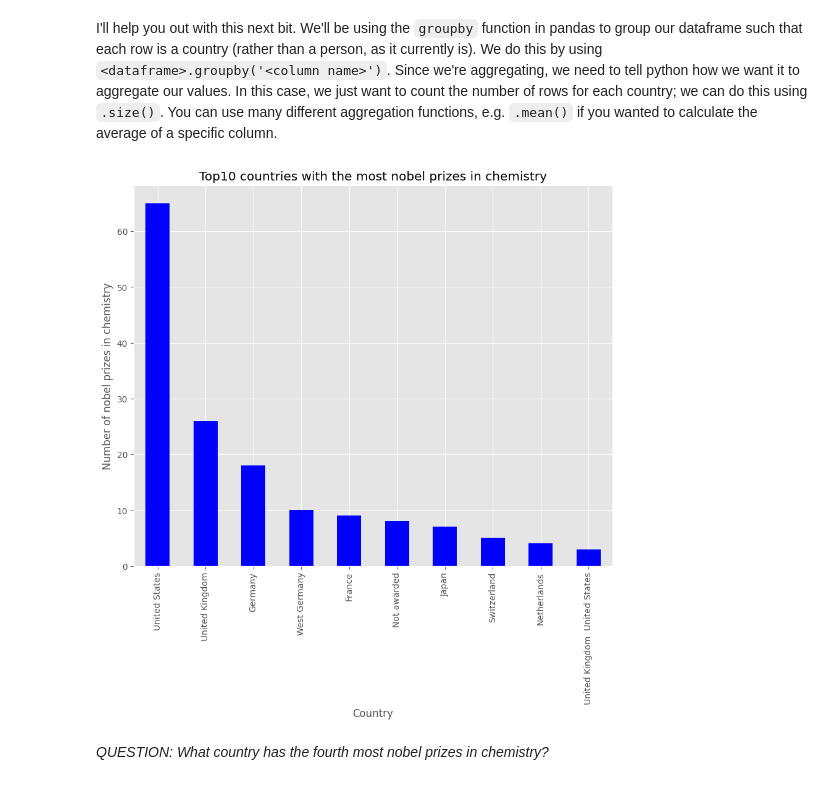
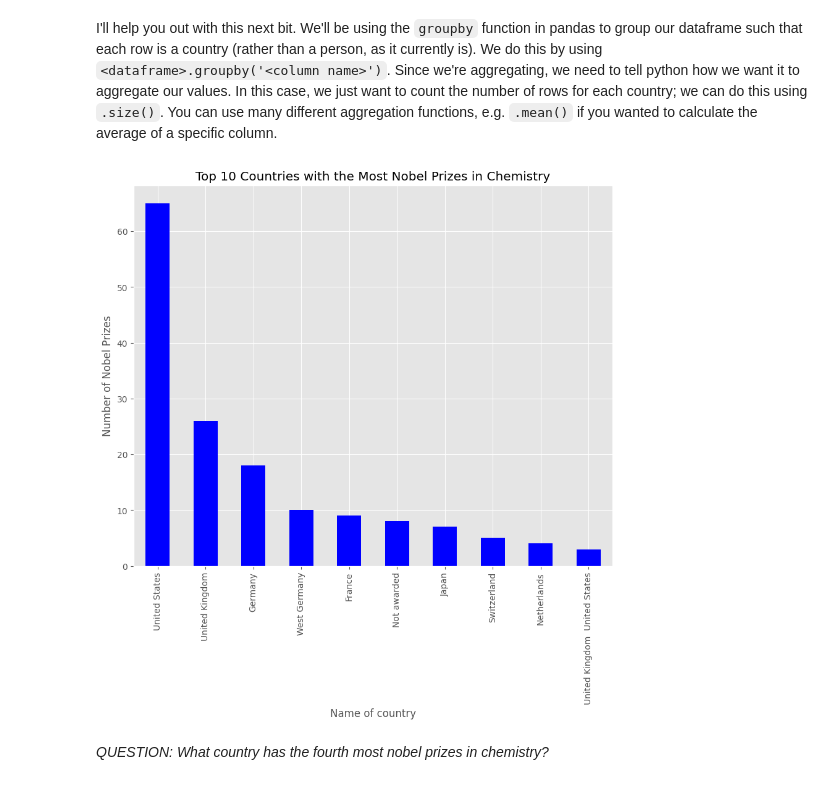
Before and after one commit to salomemrlds/QM2, a Jupyter notebook: notebooks/W02. Pandas.ipynb, the cells around one changed output. Drawn from its saved outputs; the diff is of its cells as text; code cells hidden in the pictures.

```diff
--- a/notebooks/W02. Pandas.ipynb
+++ b/notebooks/W02. Pandas.ipynb
@@ -448,25 +545,23 @@ print(chem.head())
 # %% [markdown]
 I'll help you out with this next bit. We'll be using the `groupby` function in pandas to group our dataframe such that each row is a country (rather than a person, as it currently is). We do this by using `<dataframe>.groupby('<column name>')`. Since we're aggregating, we need to tell python how we want it to aggregate our values. In this case, we just want to count the number of rows for each country; we can do this using `.size()`. You can use many different aggregation functions, e.g. `.mean()` if you wanted to calculate the average of a specific column.
 # %%
-import pandas
-import matplotlib.pyplot as plt
-# here, we're creating a new dataframe called 'country' in which each row is a country, and the values represent the number of nobel laureates.
-countries=chem.groupby('Country[B]').size()
+# here, we're creating a new dataframe called 'country' in which each row is a country, and the values represent the number
+countries = chem.groupby('Country[B]').size()
 
 #now let's sort it in descending order
-countries.sort_values(ascending=False)
+countriessorted = countries.sort_values(ascending=False)
 
 # finally, plot the top 10 countries
-top10countries=countries.head(10)
+top_10_countries = countriessorted.head(10)
 
 top_10_countries.plot(kind='bar', color='blue')
-plt.xlabel('Country')
-plt.ylabel('Number of nobel prizes in chemistry')
-plt.title('Top10 countries with the most nobel prizes in chemistry')
+plt.title('Top 10 Countries with the Most Nobel Prizes in Chemistry')
+plt.xlabel('Name of country')
+plt.ylabel('Number of Nobel Prizes')
 plt.show()
 
-#The country which has the 4th most nobel prizes in chemistry is West Germany
+#The 4th country with the most Nobel Prizes is West Germany
 # %% [output]
-[figure, old version]
+[figure, new version]
 # %% [markdown]
 *QUESTION: What country has the fourth most nobel prizes in chemistry?*
```
Also changed, not shown: parts of 17 cells of this notebook.
